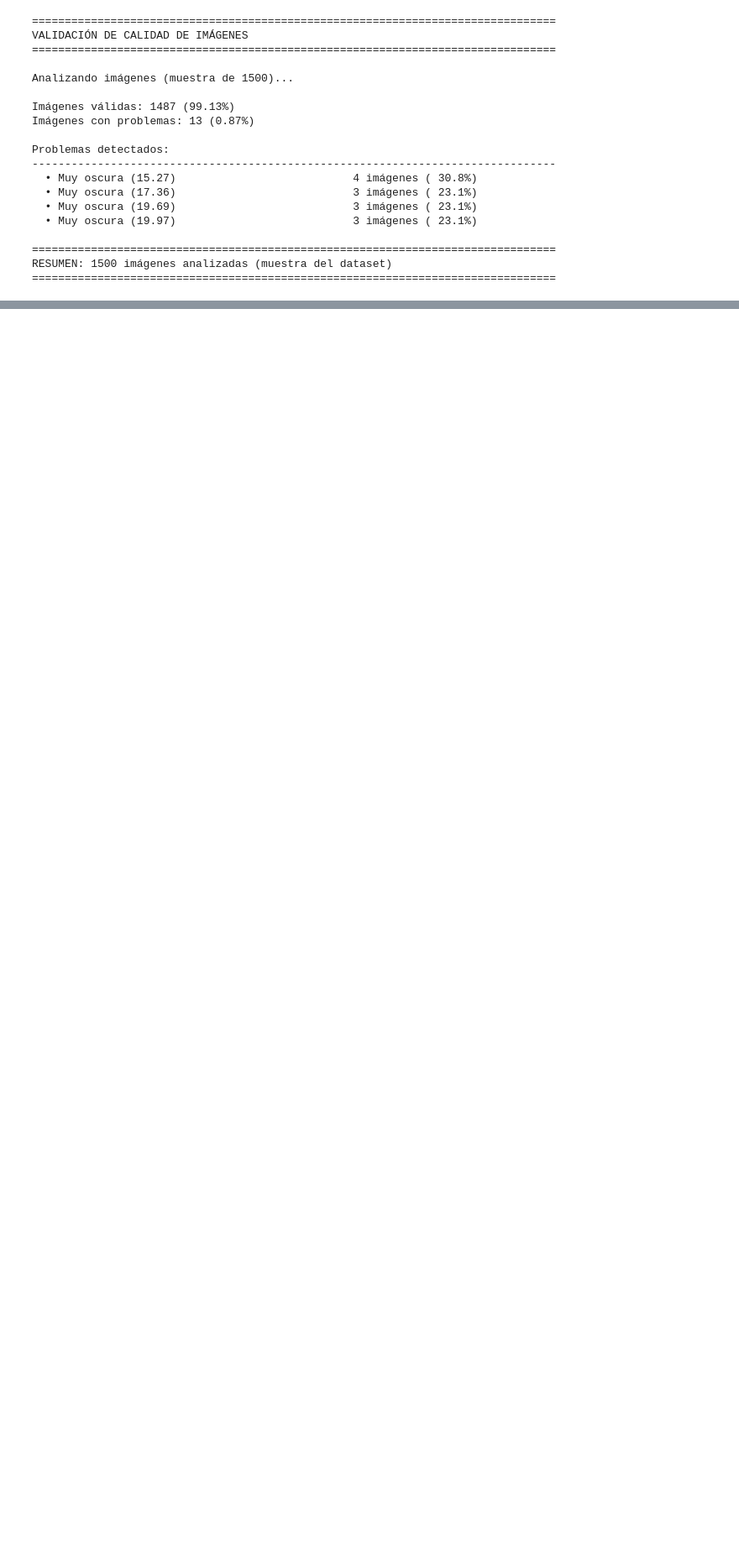
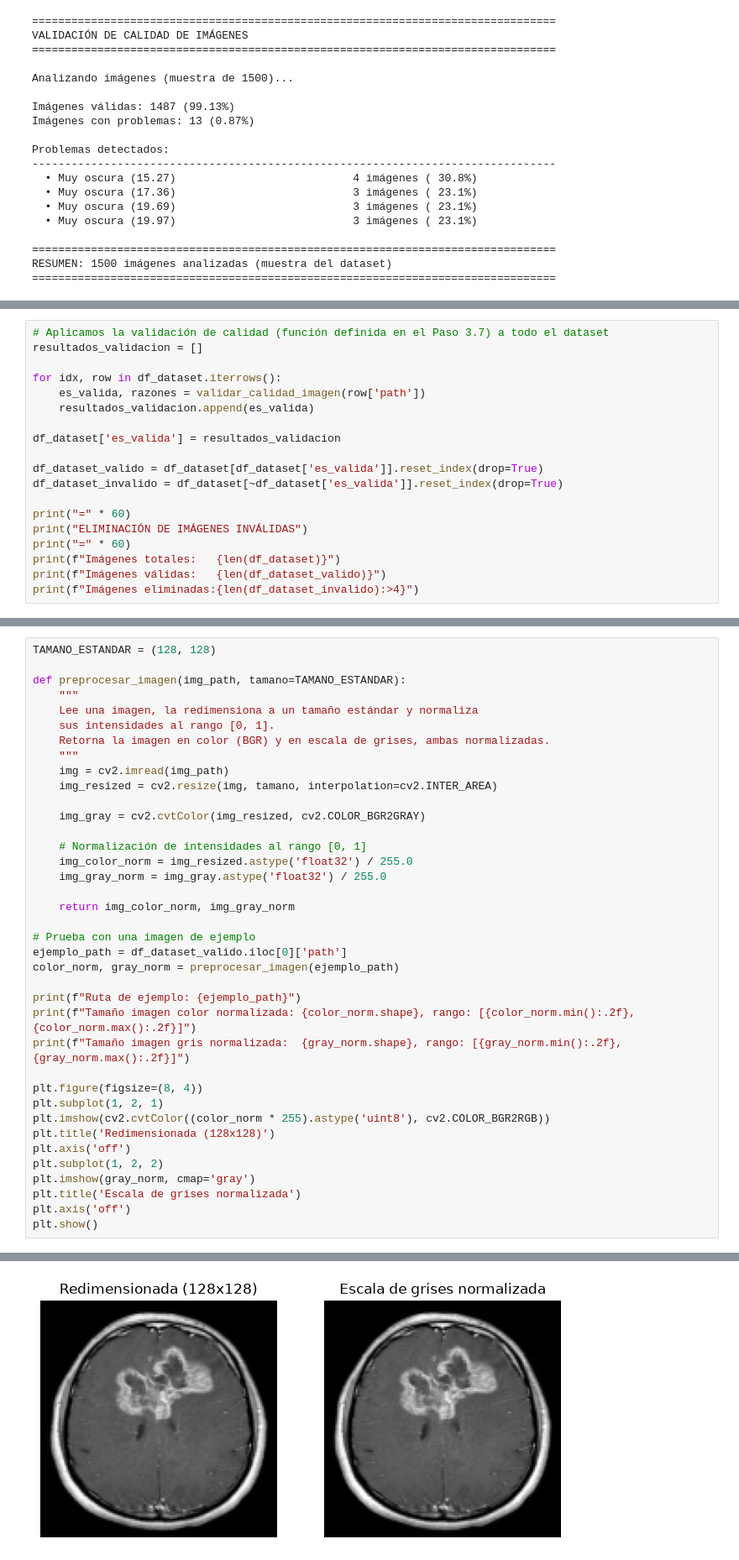
Before and after one commit to Alelop-Itu/TUMORES-CEREBRALES, a Jupyter notebook: Tumores cerebrales.ipynb, the cells around one changed output, grey strips where cells are left out. Shown at 84% size. Drawn from its saved outputs; the diff is of its cells as text; blank space fills up the shorter version.

Commit message:
Agrego paso 4: preprocesamiento y extraccion de caracteristicas

```diff
--- a/Tumores cerebrales.ipynb
+++ b/Tumores cerebrales.ipynb
@@ -681,0 +749,19 @@ RESUMEN: 1500 imágenes analizadas (muestra del dataset)
+# %%
+# Aplicamos la validación de calidad (función definida en el Paso 3.7) a todo el dataset
+resultados_validacion = []
+
+for idx, row in df_dataset.iterrows():
+    es_valida, razones = validar_calidad_imagen(row['path'])
+    resultados_validacion.append(es_valida)
+
+df_dataset['es_valida'] = resultados_validacion
+
+df_dataset_valido = df_dataset[df_dataset['es_valida']].reset_index(drop=True)
+df_dataset_invalido = df_dataset[~df_dataset['es_valida']].reset_index(drop=True)
+
+print("=" * 60)
+print("ELIMINACIÓN DE IMÁGENES INVÁLIDAS")
+print("=" * 60)
+print(f"Imágenes totales:   {len(df_dataset)}")
+print(f"Imágenes válidas:   {len(df_dataset_valido)}")
+print(f"Imágenes eliminadas:{len(df_dataset_invalido):>4}")
@@ -681,0 +779,39 @@ RESUMEN: 1500 imágenes analizadas (muestra del dataset)
+# %%
+TAMANO_ESTANDAR = (128, 128)
+
+def preprocesar_imagen(img_path, tamano=TAMANO_ESTANDAR):
+    """
+    Lee una imagen, la redimensiona a un tamaño estándar y normaliza
+    sus intensidades al rango [0, 1].
+    Retorna la imagen en color (BGR) y en escala de grises, ambas normalizadas.
+    """
+    img = cv2.imread(img_path)
+    img_resized = cv2.resize(img, tamano, interpolation=cv2.INTER_AREA)
+
+    img_gray = cv2.cvtColor(img_resized, cv2.COLOR_BGR2GRAY)
+
+    # Normalización de intensidades al rango [0, 1]
+    img_color_norm = img_resized.astype('float32') / 255.0
+    img_gray_norm = img_gray.astype('float32') / 255.0
+
+    return img_color_norm, img_gray_norm
+
+# Prueba con una imagen de ejemplo
+ejemplo_path = df_dataset_valido.iloc[0]['path']
+color_norm, gray_norm = preprocesar_imagen(ejemplo_path)
+
+print(f"Ruta de ejemplo: {ejemplo_path}")
+print(f"Tamaño imagen color normalizada: {color_norm.shape}, rango: [{color_norm.min():.2f}, {color_norm.max():.2f}]")
+print(f"Tamaño imagen gris normalizada:  {gray_norm.shape}, rango: [{gray_norm.min():.2f}, {gray_norm.max():.2f}]")
+
+plt.figure(figsize=(8, 4))
+plt.subplot(1, 2, 1)
+plt.imshow(cv2.cvtColor((color_norm * 255).astype('uint8'), cv2.COLOR_BGR2RGB))
+plt.title('Redimensionada (128x128)')
+plt.axis('off')
+plt.subplot(1, 2, 2)
+plt.imshow(gray_norm, cmap='gray')
+plt.title('Escala de grises normalizada')
+plt.axis('off')
+plt.show()
+# %% [output]
@@ -681,0 +821 @@ RESUMEN: 1500 imágenes analizadas (muestra del dataset)
+[figure, added]
```
Also changed, not shown: parts of 26 cells of this notebook.
